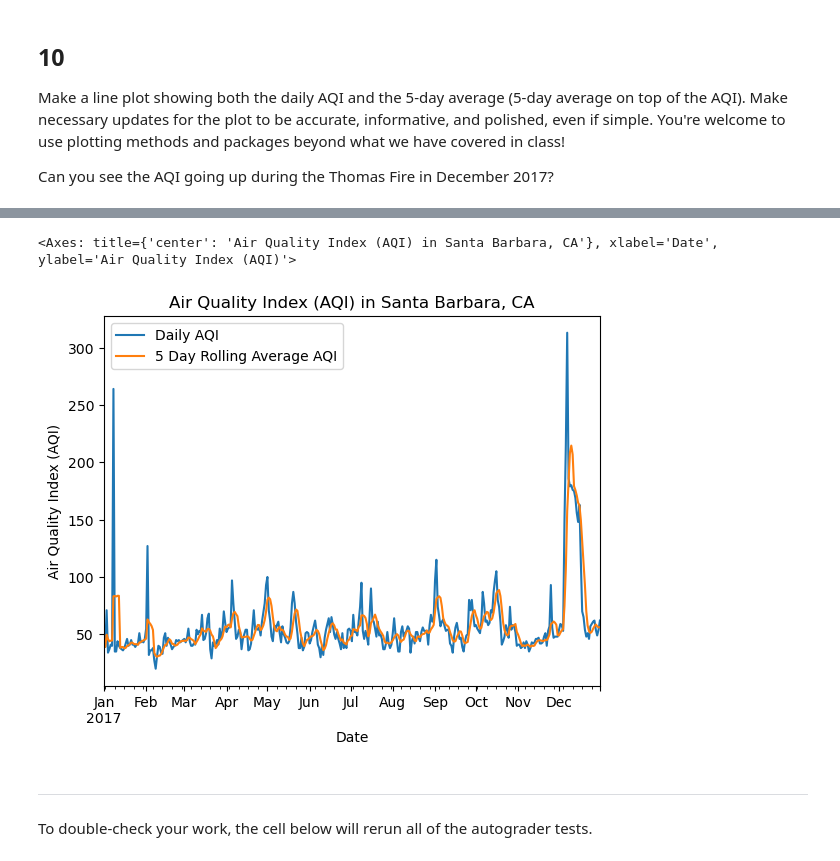
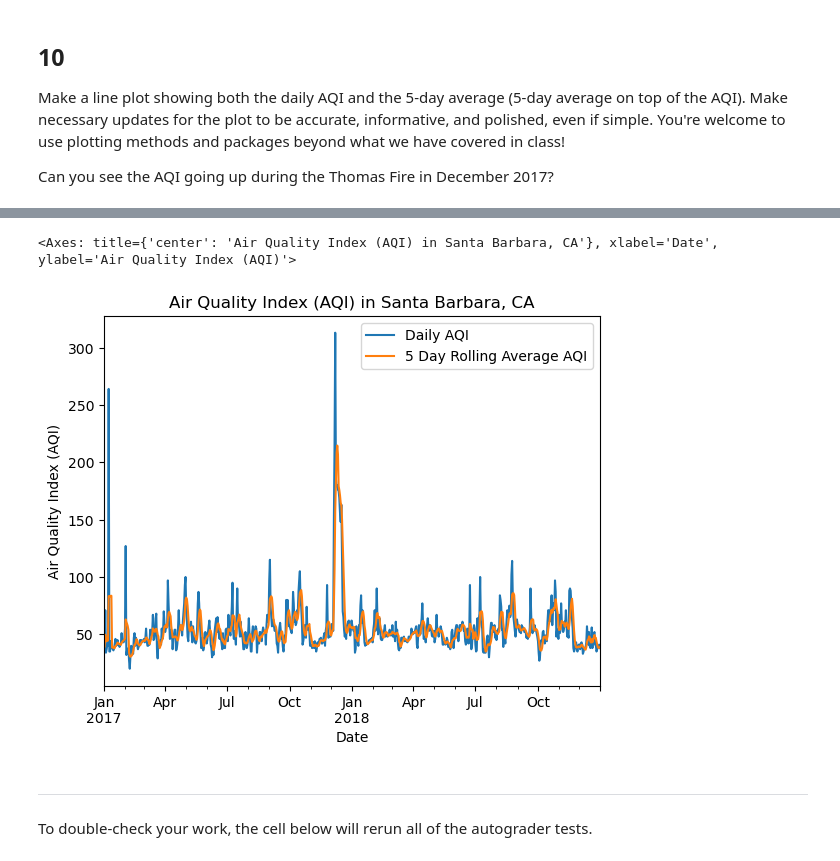
Before and after one commit to meganhessel/eds220-hwk2-Hessel, a Jupyter notebook: task3/hwk2-task3-aqi.ipynb, the cells around one changed output, grey strips where cells are left out. Cells and saved outputs as stored; diff of their text form; code cells hidden in the pictures.

```diff
--- a/task3/hwk2-task3-aqi.ipynb
+++ b/task3/hwk2-task3-aqi.ipynb
@@ -228,6 +270,6 @@ b. Remove the `state_name`, `county_name`, `state_code` and `county_code` column
 
 Your dataframe should have the following columns in this order: `date`, `aqi`, `category`, `defining_parameter`, `defining_stie`, `number_of_sites_reporting`.
 # %%
-aqi_sb = aqi_sb[aqi_sb['county_name'] == "Santa Barbara"].drop(columns = ['state_name', 'county_name', 'state_code', 'county_code'])
+aqi_sb = aqi[aqi['county_name'] == "Santa Barbara"].drop(columns = ['state_name', 'county_name', 'state_code', 'county_code'])
 aqi_sb
 # %% [output]
@@ -417,16 +422,18 @@ aqi_sb
+# %%
+# Renaming column names to make it pretty for legend
+aqi_sb_plot = aqi_sb
+
+aqi_sb_plot = aqi_sb_plot.rename(columns = {'five_day_average':'5 Day Rolling Average AQI',
+                                            'aqi':'Daily AQI'})
 # %%
-# Renaming column names to make it pretty for legend
-aqi_sb.rename(columns = {'aqi':'Daily AQI',
-                        'five_day_average':'5 Day Rolling Average AQI'}, inplace = True)
-
 # Plotting
-aqi_sb.plot(y = ['Daily AQI', '5 Day Rolling Average AQI'],
+aqi_sb_plot.plot(y = ['Daily AQI', '5 Day Rolling Average AQI'],
            title = "Air Quality Index (AQI) in Santa Barbara, CA",
            xlabel = "Date",
            ylabel = "Air Quality Index (AQI)")
 # %% [output]
 <Axes: title={'center': 'Air Quality Index (AQI) in Santa Barbara, CA'}, xlabel='Date', ylabel='Air Quality Index (AQI)'>
-[figure, old version]
+[figure, new version]
 # %% [markdown]
 ---
 
```
Also changed, not shown: parts of 10 cells of this notebook, 1 other file.
